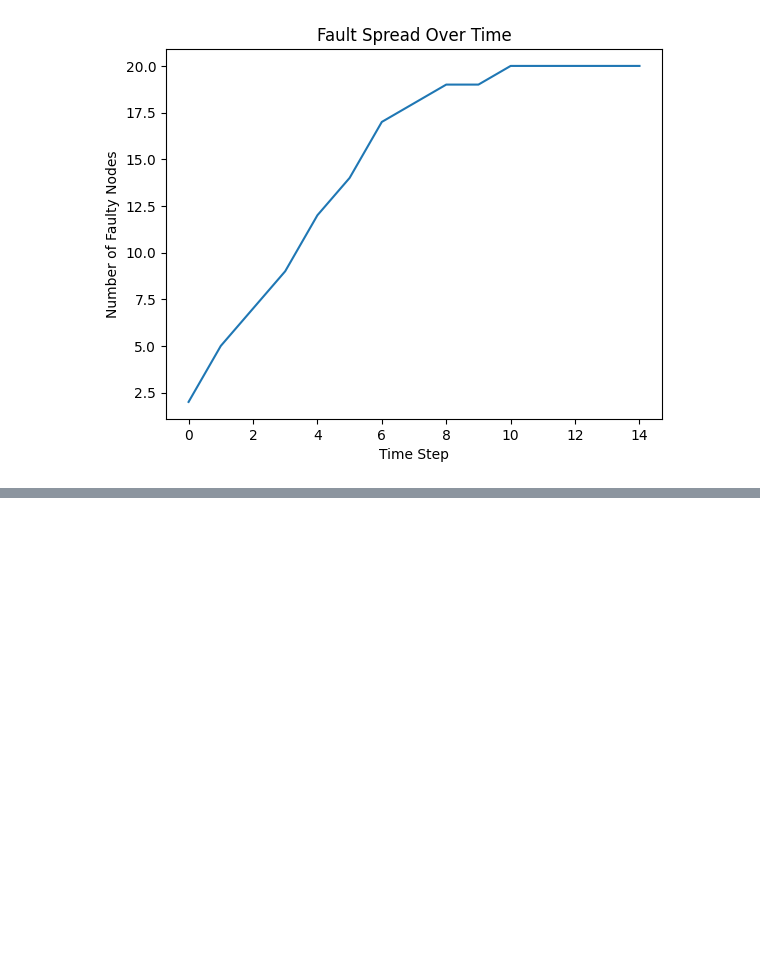
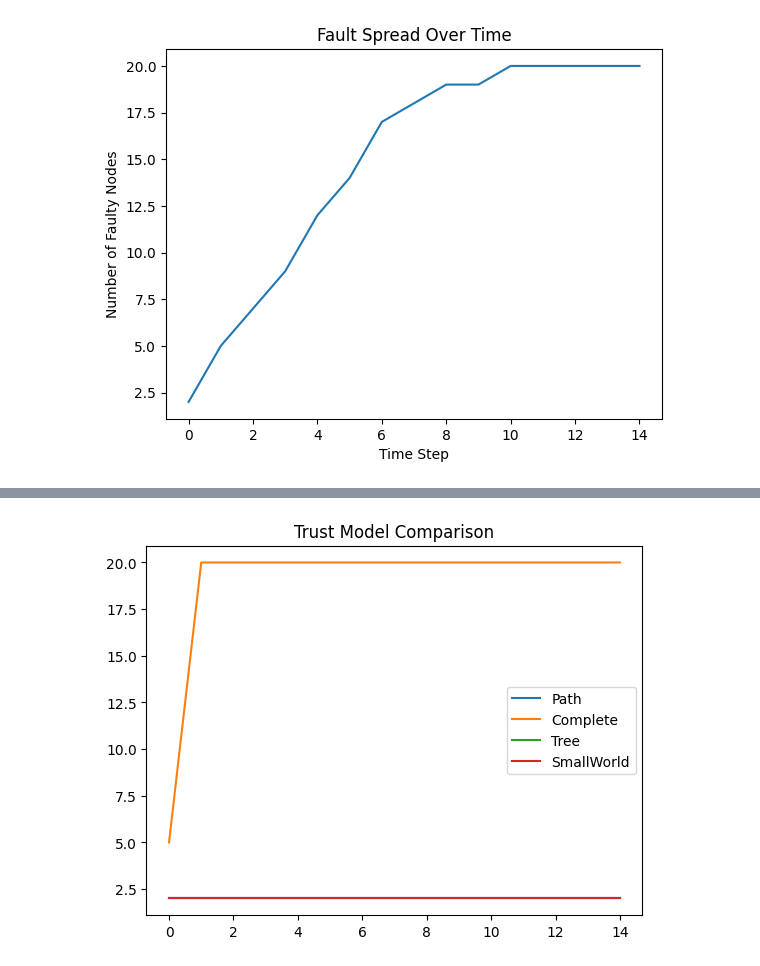
Before and after one commit to sara25kh/LLM-MAS-Resilience, a Jupyter notebook: notebook.ipynb, the cells around one changed output, grey strips where cells are left out. Saved outputs shown, nothing was run; the diff lists cells and outputs as text; code cells hidden in the pictures; blank space fills up the shorter version.

```diff
--- a/notebook.ipynb
+++ b/notebook.ipynb
@@ -259,0 +319,25 @@ plt.show()
+# %%
+# Trust Model Comparison
+
+for graph_name, graph_func in [
+    ("Path", lambda: generate_path_graph(20)),
+    ("Complete", lambda: generate_complete_graph(20)),
+    ("Tree", lambda: generate_tree_graph(2, 4)),
+    ("SmallWorld", lambda: generate_small_world(20, 4, 0.2))
+]:
+
+    G = graph_func()
+    initialize_states(G)
+    assign_roles_advanced(G)
+    assign_trust_weights(G)
+    inject_random_faults(G, 2)
+
+    history = run_simulation(G, steps=15, model="TRUST")
+
+    plt.plot(history, label=graph_name)
+
+plt.legend()
+plt.title("Trust Model Comparison")
+plt.show()
+# %% [output]
+[figure, added]
```
Also changed, not shown: parts of 2 cells of this notebook.
